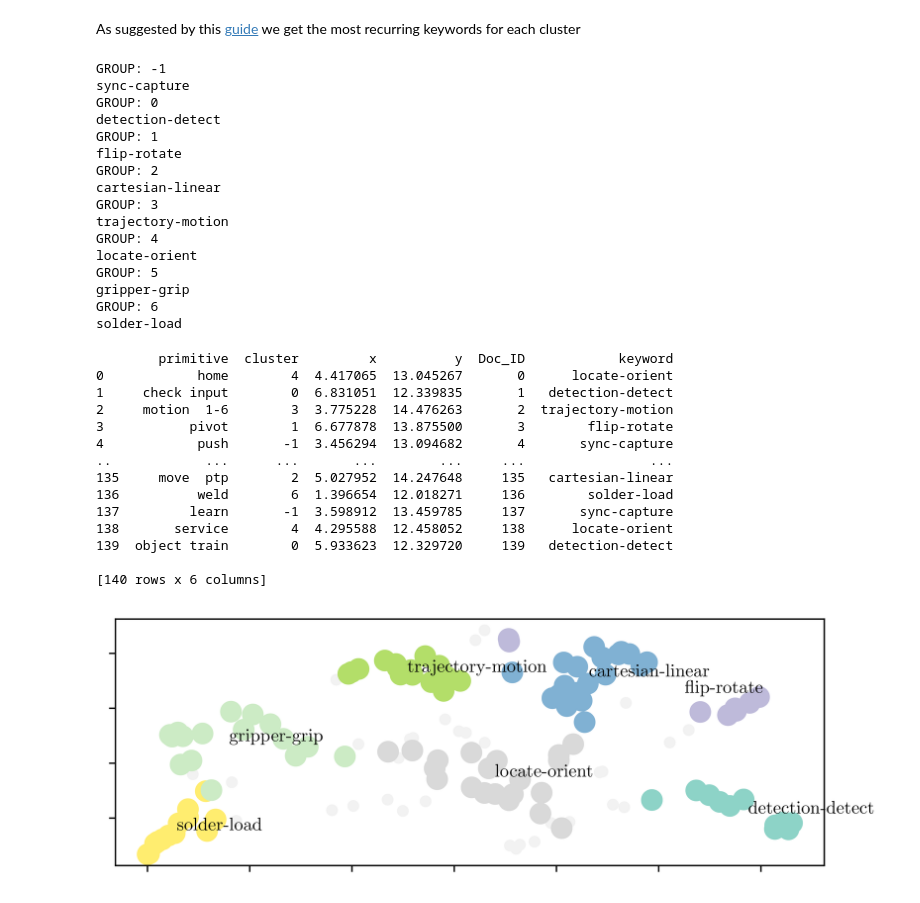
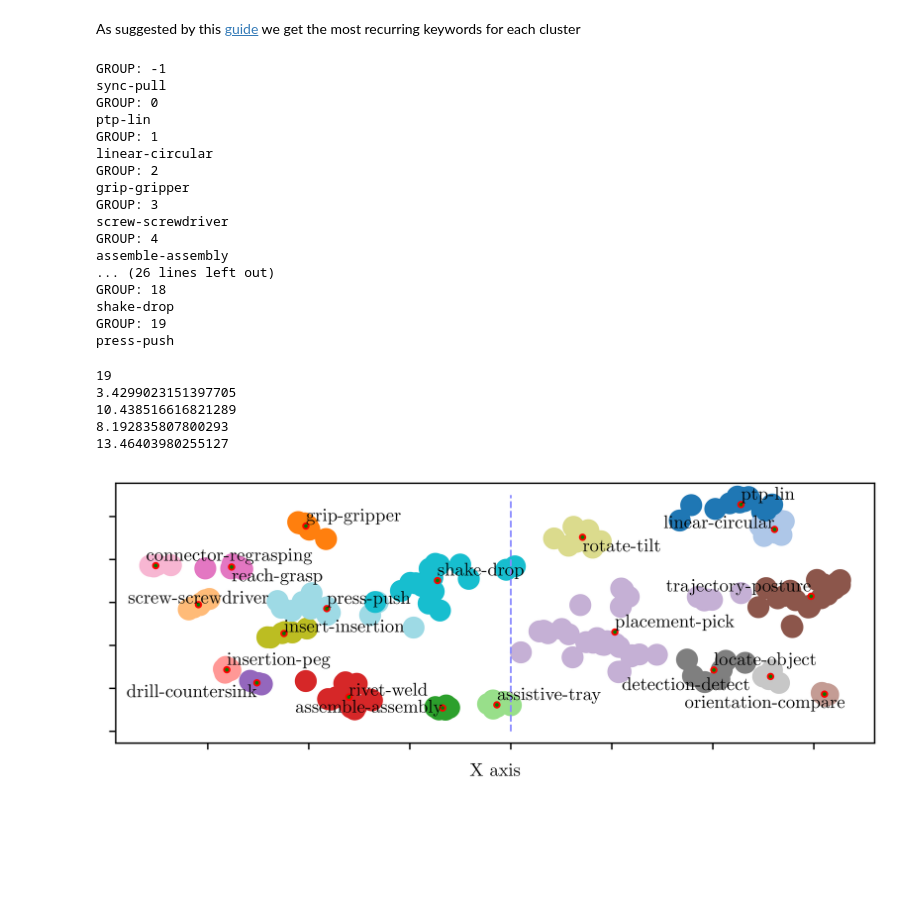
Before and after one commit to teiband/industrial-skill-review, a Jupyter notebook: src/FaissSearch/faissSearch.ipynb, the cells around one changed output. Saved outputs shown, nothing was run; the diff lists cells and outputs as text; code cells hidden in the pictures; blank space fills up the shorter version.

Commit message:
food 4th clusterring

```diff
--- a/src/FaissSearch/faissSearch.ipynb
+++ b/src/FaissSearch/faissSearch.ipynb
@@ -217,16 +217,16 @@ plt.figure(figsize=(3240/600, 1280/600), dpi=600)
 plt.title("Hierarchical Clustering Dendrogram")
 # plot the top three levels of the dendrogram
 
-p = 3
-linkageMatrix, dendoPlot = plot_dendrogram(model, truncate_mode="level", p=p, leaf_rotation=60.,leaf_font_size=10.)
+p = 9
+linkageMatrix, dendoPlot = plot_dendrogram(model, truncate_mode="lastp", p=p, leaf_rotation=60.,leaf_font_size=10.)
 #linkageMatrix, dendoPlot = plot_dendrogram(model, leaf_rotation=60.,leaf_font_size=3.)
 plt.xlabel("Number of points in node (or index of point if no parenthesis)")
 plt.savefig('D:/1. Papers/4. MyPapers/6_(20210609) Skill taxonomy/figures/denogrammClusteringRaw.png', dpi=600, bbox_inches = 'tight')
-print(dendoPlot["leaves"])
+#print(dendoPlot["leaves"])
 
-label = fcluster(linkageMatrix, 16, criterion='maxclust')
+label = fcluster(linkageMatrix, p, criterion='maxclust')
 
-print(label)
+#print(label)
 
 d = {'primitive': defSing, 'label':label}
 #print(d)
@@ -427,21 +425,22 @@ for i in keys:
     # need to add names to each of the group for visualization
 # %% [output]
 GROUP: -1
-sync-capture
+sync-pull
 GROUP: 0
-detection-detect
+ptp-lin
 GROUP: 1
-flip-rotate
+linear-circular
 GROUP: 2
-cartesian-linear
+grip-gripper
 GROUP: 3
-trajectory-motion
+screw-screwdriver
 GROUP: 4
-locate-orient
-GROUP: 5
-gripper-grip
-GROUP: 6
-solder-load
+assemble-assembly
+... (26 lines left out)
+GROUP: 18
+shake-drop
+GROUP: 19
+press-push
 # %%
 # By knowing the names extracted from the clusters we can then assign them to the clusterDF which can plot the scatter plot
 labelsLong = []
@@ -454,27 +453,23 @@ for idx, row in clusterDF.iterrows():
             clusterDF.at[idx, 'keyword'] = labels[i]
             #print(clusterDF.iloc[idx]["keyword"])
 
-print(clusterDF)
+print(max(clusterDF["cluster"]))
+print(min(clusterDF["x"]))
+print(max(clusterDF["x"]))
+print(min(clusterDF["y"]))
+print(max(clusterDF["y"]))
 # %% [output]
-        primitive  cluster         x          y  Doc_ID            keyword
-0            home        4  4.417065  13.045267       0      locate-orient
-1     check input        0  6.831051  12.339835       1   detection-detect
-2     motion  1-6        3  3.775228  14.476263       2  trajectory-motion
-3           pivot        1  6.677878  13.875500       3        flip-rotate
-4            push       -1  3.456294  13.094682       4       sync-capture
-..            ...      ...       ...        ...     ...                ...
-135     move  ptp        2  5.027952  14.247648     135   cartesian-linear
-136          weld        6  1.396654  12.018271     136        solder-load
-137         learn       -1  3.598912  13.459785     137       sync-capture
-138       service        4  4.295588  12.458052     138      locate-orient
-139  object train        0  5.933623  12.329720     139   detection-detect
-
-[140 rows x 6 columns]
+19
+3.4299023151397705
+10.438516616821289
+8.192835807800293
+13.46403980255127
 # %%
 import numpy as np
 
 import matplotlib
 from matplotlib import pyplot as plt
+from adjustText import adjust_text # to avoid overlapping text
 
 # Latex export
 matplotlib.use("pgf")
@@ -487,7 +482,7 @@ matplotlib.rcParams.update({
 
 # Visualize clusters with most appearing keywords
 # (20,10)
-fig, ax = plt.subplots(figsize=(7.0, 2.5), dpi=600)
+fig, ax = plt.subplots(figsize=(7.4, 2.6), dpi=600)
 outliers = clusterDF.loc[clusterDF.cluster == -1, :]
 clustered = clusterDF.loc[clusterDF.cluster != -1, :]
 plt.rcParams.update({'font.size': 10})
@@ -495,39 +490,46 @@ plt.rcParams.update({'font.size': 10})
 
 #plt.figure(figsize=(3240/600, 1280/600), dpi=600)
 
-plt.scatter(outliers.x, outliers.y, color='#F2F2F2', s=30)
-plt.scatter(clustered.x, clustered.y, c=clustered.cluster, s=120, cmap='Set3')
+#plt.scatter(outliers.x, outliers.y, color='#F2F2F2', s=30)
+plt.scatter(clustered.x, clustered.y, c=clustered.cluster, s=120, cmap='tab20')
 #plt.colorbar()
 ax.axes.xaxis.set_ticklabels([])
 ax.axes.yaxis.set_ticklabels([])
 
 #loop through labels and plot each cluster
 
 # group by "X" column
 groups = clustered.groupby('cluster')
 
 # extract keys from groups
 keys = groups.groups.keys()
+texts = []
 
 for i in keys:
 
     x = groups.get_group(i)['x'].mean()
     y = groups.get_group(i)['y'].mean()
 
-    plt.annotate(groups.get_group(i).iloc[0]["keyword"], xy = (x,y))
+
+    plt.plot(x, y, marker="o", markersize=3, markeredgecolor="red", markerfacecolor="green")
+    #plt.annotate(groups.get_group(i).iloc[0]["keyword"], xy = (x,y))
+    texts.append(plt.text(x, y, groups.get_group(i).iloc[0]["keyword"]))
 
 #plt.xticks(color='w')
 #plt.yticks(color='w')
 
-#plt.xlabel("Dimension 1", fontsize=10)
-#plt.ylabel("Dimension 2", fontsize=10)
+plt.xlabel("X axis", fontsize=10)
+
+#visualiplt.ylabel("Dimension 2", fontsize=10)
 
 # import tikzplotlib
 
 # tikzplotlib.save("D:/1. Papers/4. MyPapers/6_(20210609) Skill taxonomy/figures/knnClusteringWords.tex")
 
-
+adjust_text(texts, only_move={'points':'y', 'texts':'y'})
+#plt.plot([3, 11], [10.5, 10.5], color='#8A8AFF', linestyle='--', linewidth=1)
+plt.plot([7, 7], [8, 13.5], color='#8A8AFF', linestyle='--', linewidth=1)
 plt.savefig('D:/1. Papers/4. MyPapers/6_(20210609) Skill taxonomy/figures/knnClusteringWords.pgf', dpi=600, bbox_inches = 'tight')
 plt.show()
 # %% [output]
-[figure, old version]
+[figure, new version]
```
Also changed, not shown: parts of 8 cells of this notebook, 5 other files.
